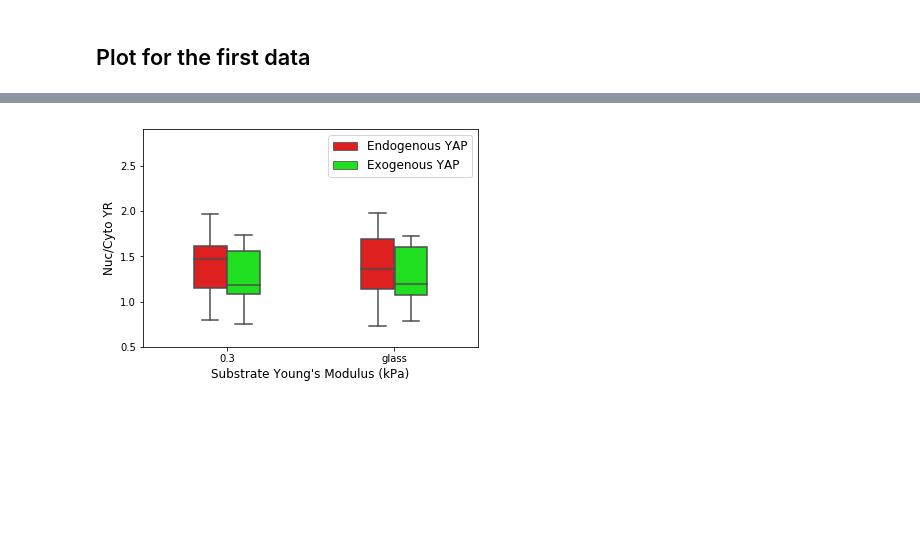
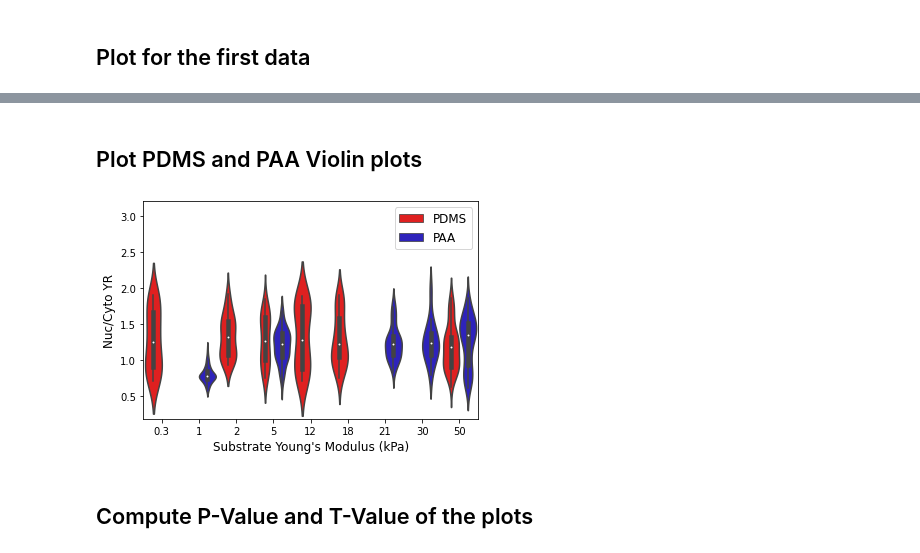
Before and after one commit to NewshaKoushki/PNAS_paper_tools, a Jupyter notebook: violin_boxplots_generator/box_plot_p_values_tools.ipynb, the cells around one changed output, grey strips where cells are left out. Drawn from its saved outputs; the diff is of its cells as text; code cells hidden in the pictures; blank space fills up the shorter version.

```diff
--- a/violin_boxplots_generator/box_plot_p_values_tools.ipynb
+++ b/violin_boxplots_generator/box_plot_p_values_tools.ipynb
@@ -108,5 +104,28 @@ plot_boxplots(infile)
-# %%
-infile = "end_exd_yap.csv"
-plot_boxplots_1(infile)
-# %% [output]
-[figure, removed]
+# %% [markdown]
+## Plot PDMS and PAA Violin plots
+# %%
+import pandas as pd
+import seaborn as sns
+import matplotlib.pyplot as plt
+infile = "plot_pdms_pa.csv"
+df = pd.read_csv(infile, header=[0, 1])
+order = ["0.3", "1","2","5","12","18","21","30","50"]
+parm_2 = 'PDMS'
+parm_1 = 'PAA'
+my_pal = {parm_2: "#FF0000", parm_1:"#180AD4"}
+ax = sns.violinplot(x="variable_1", y="value", hue="variable_0", data=pd.melt(df), palette=my_pal, order=order, width=0.9)
+y_axis = "Nuc/Cyto YR"
+x_axis = "Substrate Young's Modulus (kPa)"
+ax.set(xlabel=x_axis, ylabel=y_axis)
+ax.set_ylim(0.18,3.2)
+ax.legend(title=False, fontsize=12)
+ax.set_xlabel(x_axis,fontsize=12)
+ax.set_ylabel(y_axis,fontsize=12)
+fig = ax.get_figure()
+fig.savefig("boxplot_pdms_paa_violin.pdf")
+plt.show()
+plt.close()
+# %% [output]
+[figure, added]
+# %% [markdown]
+## Compute P-Value and T-Value of the plots
```
Also changed, not shown: parts of 10 cells of this notebook.
